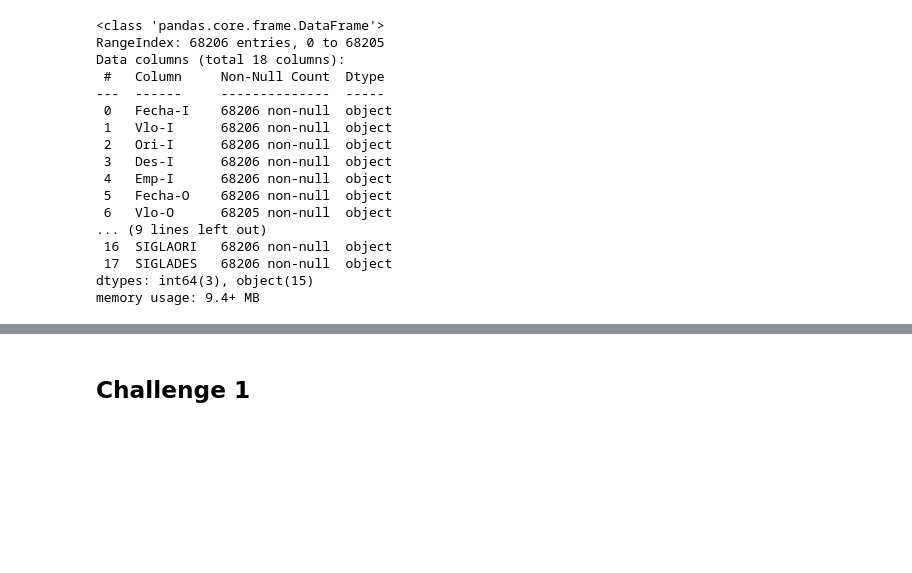
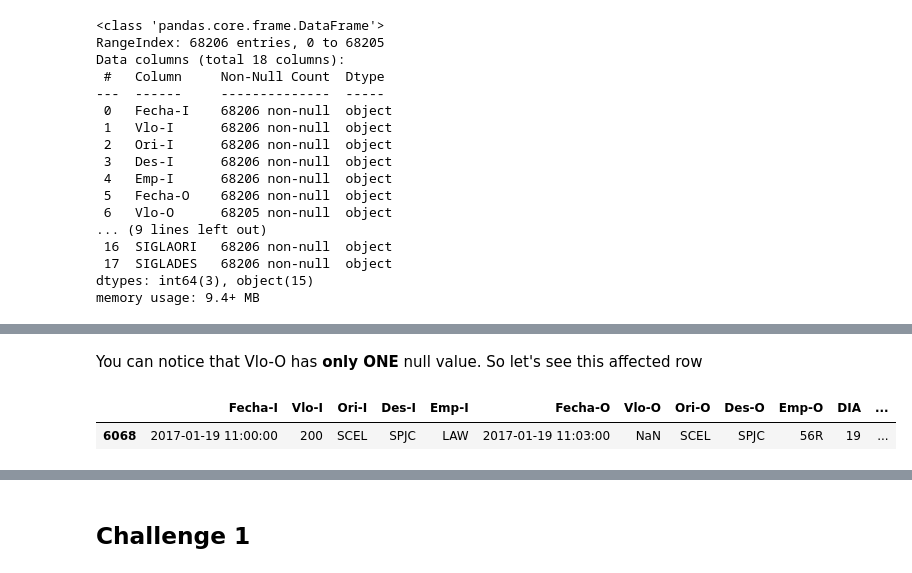
Before and after one commit to mabarcaj/LATAM_Data_Scientist_Challenge, a Jupyter notebook: solution.ipynb, the cells around one changed output, grey strips where cells are left out. Drawn from its saved outputs; the diff is of its cells as text; code cells hidden in the pictures; blank space fills up the shorter version.

```diff
--- a/solution.ipynb
+++ b/solution.ipynb
@@ -119,0 +120,4 @@ You can notice that apart from **DIA**, **MES** and **AÑO**, all the fields on
+# %%
+base_df['Fecha-I'] = pd.to_datetime(base_df['Fecha-I'])
+base_df['Fecha-O'] = pd.to_datetime(base_df['Fecha-O'])
+base_df.info()
@@ -119,0 +159,8 @@ You can notice that apart from **DIA**, **MES** and **AÑO**, all the fields on
+# %% [markdown]
+You can notice that Vlo-O has **only ONE** null value. So let's see this affected row
+# %%
+# Let's check the row with the missing value
+base_df[base_df.isna().any(axis=1)]
+# %% [output]
+|  | Fecha-I | Vlo-I | Ori-I | Des-I | Emp-I | Fecha-O | Vlo-O | Ori-O | Des-O | Emp-O | DIA | ... |
+| 6068 | 2017-01-19 11:00:00 | 200 | SCEL | SPJC | LAW | 2017-01-19 11:03:00 | NaN | SCEL | SPJC | 56R | 19 | ... |
```
Also changed, not shown: parts of 33 cells of this notebook.
